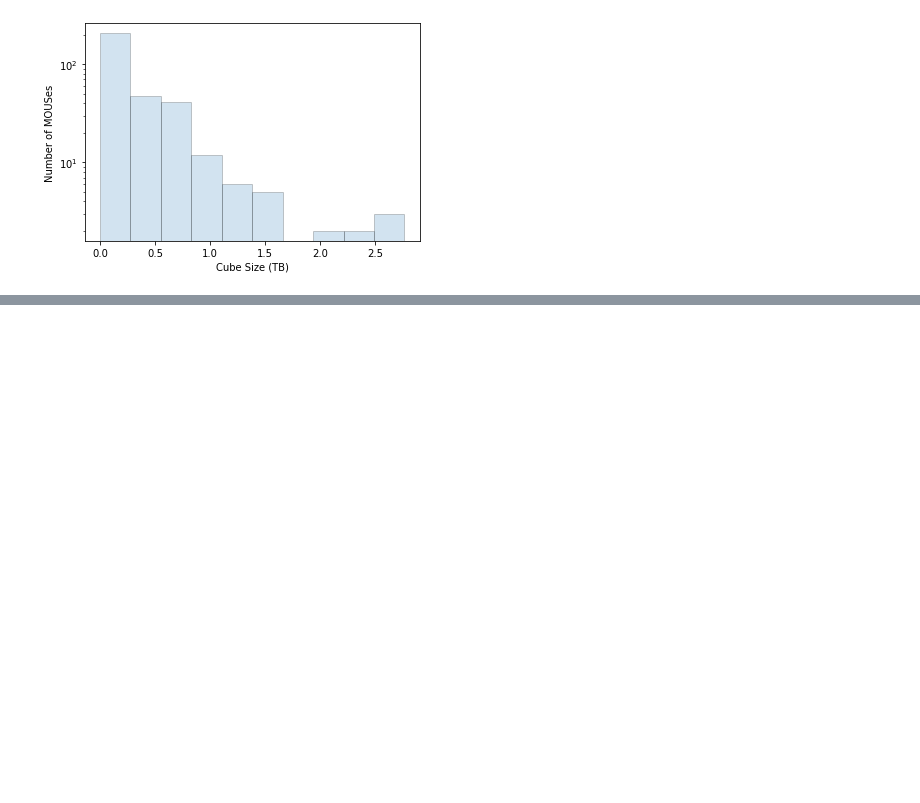
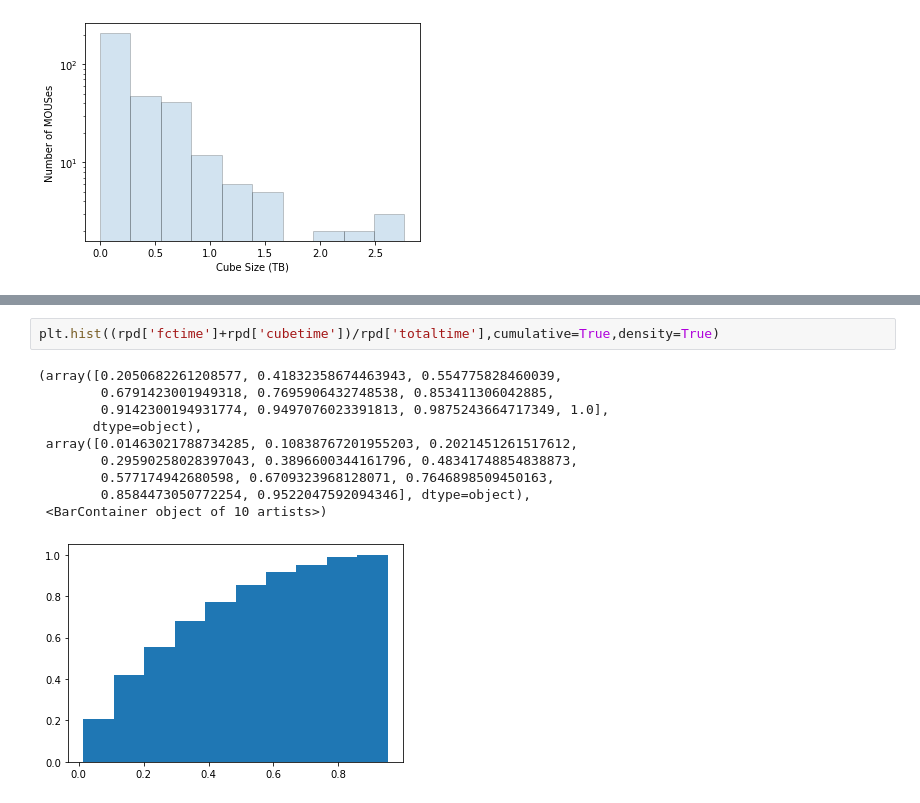
Before and after one commit to aakepley/big-cubes, a Jupyter notebook: calc_weblog_mitigation_stats.ipynb, the cells around one changed output, grey strips where cells are left out. Drawn from its saved outputs; the diff is of its cells as text; blank space fills up the shorter version.

```diff
--- a/calc_weblog_mitigation_stats.ipynb
+++ b/calc_weblog_mitigation_stats.ipynb
@@ -446,0 +490,13 @@ Text(0, 0.5, 'Number of MOUSes')
+# %%
+plt.hist((rpd['fctime']+rpd['cubetime'])/rpd['totaltime'],cumulative=True,density=True)
+# %% [output]
+(array([0.2050682261208577, 0.41832358674463943, 0.554775828460039,
+        0.6791423001949318, 0.7695906432748538, 0.853411306042885,
+        0.9142300194931774, 0.9497076023391813, 0.9875243664717349, 1.0],
+       dtype=object),
+ array([0.01463021788734285, 0.10838767201955203, 0.2021451261517612,
+        0.29590258028397043, 0.3896600344161796, 0.48341748854838873,
+        0.577174942680598, 0.6709323968128071, 0.7646898509450163,
+        0.8584473050772254, 0.9522047592094346], dtype=object),
+ <BarContainer object of 10 artists>)
+[figure, added]
```
Also changed, not shown: parts of 8 cells of this notebook, 4 other files.
